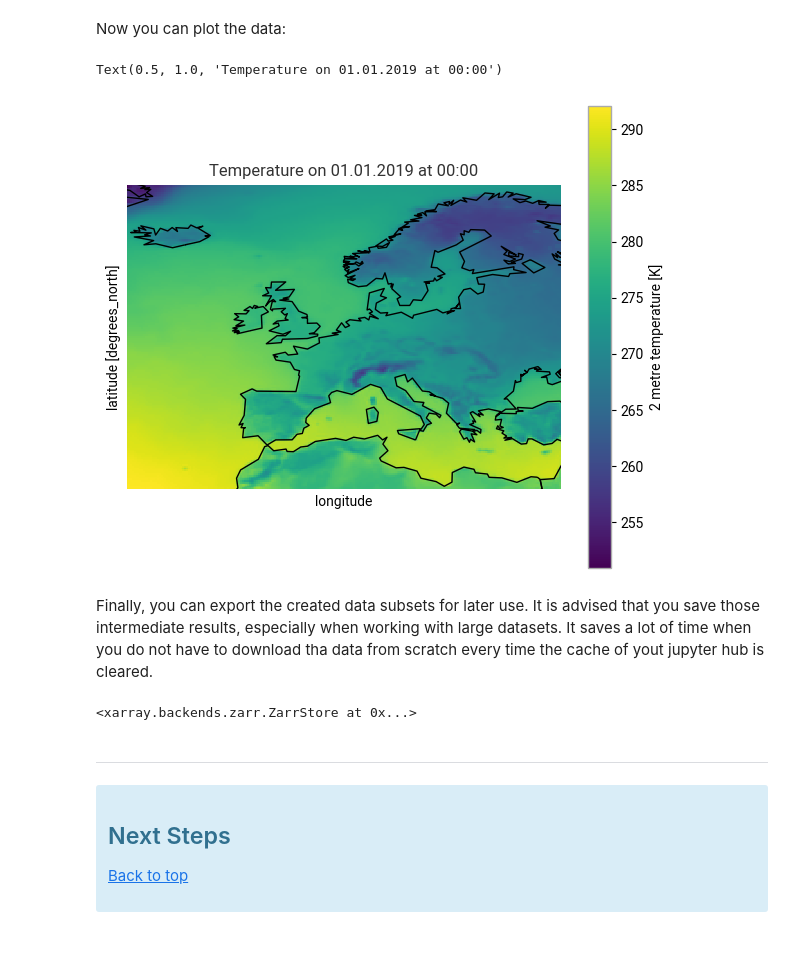
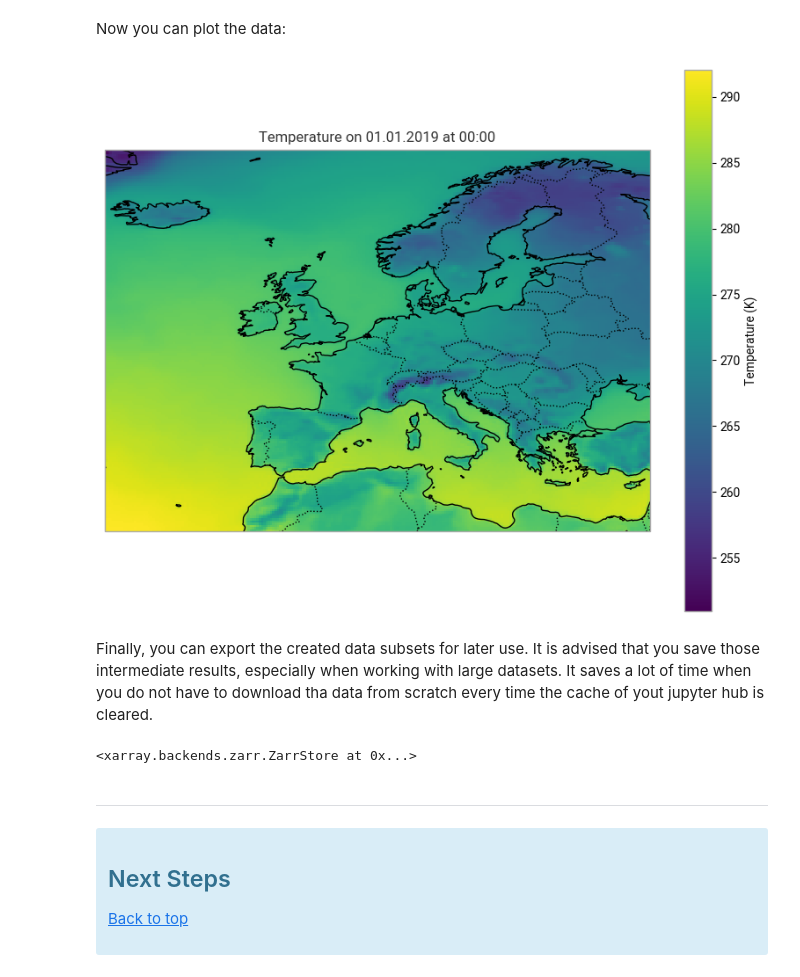
Before and after one commit to wekeo/wekeo4data, a Jupyter notebook: wekeo-earthkit/01_WEkEOEarthkit_Introduction.ipynb, the cells around one changed output. Cells and saved outputs as stored; diff of their text form; code cells hidden in the pictures; blank space fills up the shorter version.

Commit message:
Update earthkit Notebooks

```diff
--- a/wekeo-earthkit/01_WEkEOEarthkit_Introduction.ipynb
+++ b/wekeo-earthkit/01_WEkEOEarthkit_Introduction.ipynb
@@ -133,2 +141,22 @@ Wall time: 2.7 s
 # %% [markdown]
 The data is now stored in cache. No need for you to worry about file management in your local file system. Be aware, that the data will be deleted from cache once the chache is cleared. Running again the `earthkit.data.from_source` for the same dataset and the identical parameters will not trigger a new download, but will use the cached data instead. You can try it out and will realize, that the time of executing the second cell is faster, because the data has already been downloaded
+# %%
+%%time
+
+ds_eum = ekd.from_source("wekeo",
+                         "EO:ECMWF:DAT:REANALYSIS_ERA5_SINGLE_LEVELS_MONTHLY_MEANS",
+                         request = {
+  "dataset_id": "EO:ECMWF:DAT:REANALYSIS_ERA5_SINGLE_LEVELS_MONTHLY_MEANS",
+  "product_type": ["monthly_averaged_reanalysis_by_hour_of_day"],
+  "variable": ["2m_temperature"],
+  "year": ["2019"],
+  "month": ["01"],
+  "time": ["00:00","01:00","02:00","03:00","04:00","05:00",
+            "06:00","07:00","08:00","09:00","10:00","11:00",
+            "12:00","13:00","14:00","15:00","16:00","17:00",
+            "18:00","19:00","20:00","21:00","22:00","23:00"],
+  "data_format": "netcdf",
+  "download_format": "zip",
+  "itemsPerPage": 200,
+  "startIndex": 0
+})
@@ -232,8 +263,7 @@ Text(0.5, 1.0, 'Temperature Difference between 00:00 UTM and 12:00 UTM')
 # %% [markdown]
 Using the WEkEO Earthkit Plugin, datasets from different sources can be downloaded and combined. This section will show you how to deal with multiple datasts. Next, we add the daily temperature data from 1st January 2019 to compare it against the monthly temperature means downloaded above.
 # %%
-
-ds_day = earthkit.data.from_source("wekeo-source", {
+ds_day = ekd.from_source("wekeo", "EO:ECMWF:DAT:REANALYSIS_ERA5_SINGLE_LEVELS", request = {
   "dataset_id": "EO:ECMWF:DAT:REANALYSIS_ERA5_SINGLE_LEVELS",
   "product_type": ["reanalysis"],
   "variable": ["2m_temperature"],
@@ -342,25 +372,36 @@ t.coords['longitude'] = (t.coords['longitude'] + 180) % 360 - 180
 t_reshaped = t.sortby(t.longitude)
 # %% [markdown]
 Now you can plot the data:
-# %%
-import matplotlib.pyplot as plt
-from mpl_toolkits.basemap import Basemap
-
-t_europe = t_reshaped.sel( latitude=slice(72,30), longitude = slice(-25, 35))
-
-m = Basemap(projection='cyl', lat_0 = t_europe.t2m.latitude[0], lon_0=t_europe.t2m.longitude[0])
-m.drawcoastlines()
-t_europe.t2m.isel(valid_time=0).plot()
-plt.title ('Temperature on 01.01.2019 at 00:00')
-# %% [output]
-Text(0.5, 1.0, 'Temperature on 01.01.2019 at 00:00')
-[figure, removed]
+# %%
+# Select the desired region
+t_europe = t_reshaped.sel(latitude=slice(72, 30), longitude=slice(-25, 35))
+
+# Create a figure and axis with PlateCarree projection
+fig, ax = plt.subplots(figsize=(10, 8), subplot_kw={'projection': ccrs.PlateCarree()})
+
+# Add coastlines and other features
+ax.coastlines(resolution='50m')
+ax.add_feature(cfeature.BORDERS, linestyle=':')
+ax.add_feature(cfeature.LAND, facecolor='lightgray')
+
+# Plot the temperature data
+t_europe.t2m.isel(valid_time=0).plot(ax=ax, transform=ccrs.PlateCarree(), cbar_kwargs={'label': 'Temperature (K)'})
+
+# Set title and show the plot
+plt.title('Temperature on 01.01.2019 at 00:00')
+plt.show()
+# %% [output]
+[figure, added]
 # %% [markdown]
 Finally, you can export the created data subsets for later use. It is advised that you save those intermediate results, especially when working with large datasets. It saves a lot of time when you do not have to download tha data from scratch every time the cache of yout jupyter hub is cleared.
-# %%
-t_europe.to_zarr("temp_europe_daily_monthly_201901.zarr")
-# %% [output]
-<xarray.backends.zarr.ZarrStore at 0x...>
+# %%
+# Rechunking the data before saving
+t_europe_rechunked = t_europe.chunk({"valid_time": 12, "latitude": 169, "longitude": 100})
+
+# Save to Zarr
+t_europe_rechunked.to_zarr("temp_europe_daily_monthly_201901.zarr")
+# %% [output]
+<xarray.backends.zarr.ZarrStore at 0x...>
 # %% [markdown]
 <hr>
 <div class="alert alert-info" role="alert">
```
Also changed, not shown: parts of 4 cells of this notebook, 1 other file.
